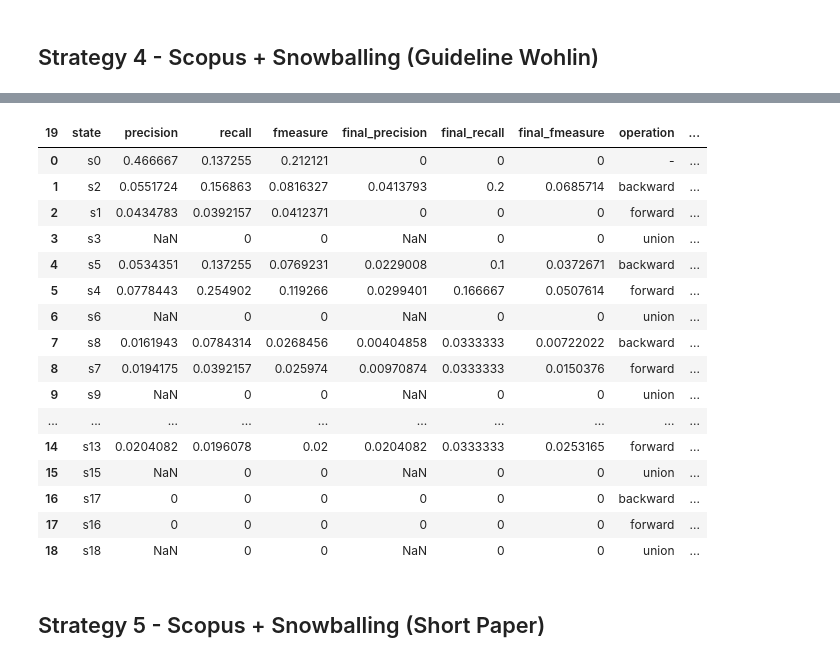
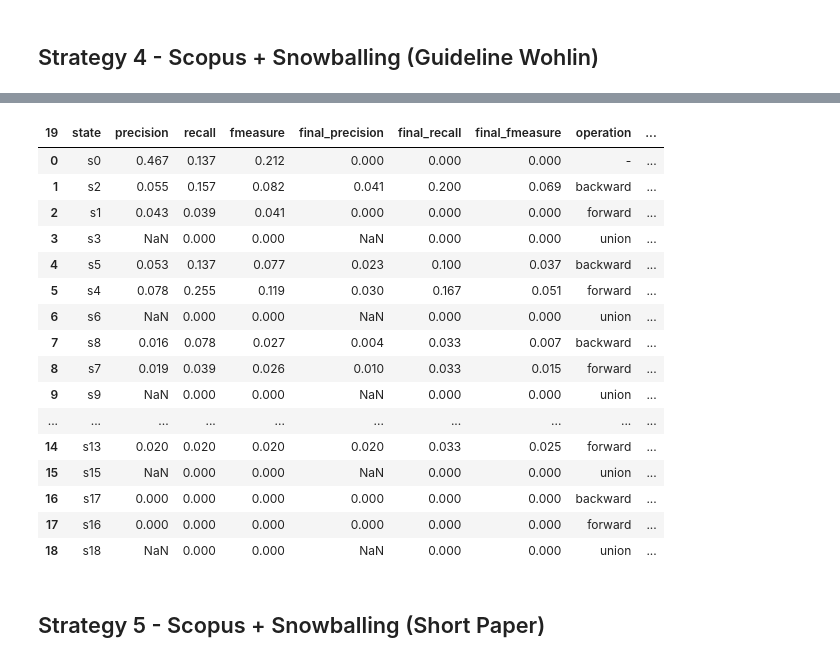
Before and after one commit to gems-uff/hybrid-strategies, a Jupyter notebook: experiment_1/notebooks/EstrategiaGenerica_Resumo21.ipynb, the cells around one changed output, grey strips where cells are left out. Cells and saved outputs as stored; diff of their text form; code cells hidden in the pictures.

```diff
--- a/experiment_1/notebooks/EstrategiaGenerica_Resumo21.ipynb
+++ b/experiment_1/notebooks/EstrategiaGenerica_Resumo21.ipynb
@@ -289,12 +289,9 @@ strategy_row = [name] + last[11:]
 array.append(strategy_row)
 df
 
-
-#df['precision'] = df['precision'].apply(lambda x: round(x,d_decimals))
-
-#d_decimals = 4
-#for coluna in ['precision', 'recall', 'fmeasure', 'final_precision', 'final_recall', 'final_fmeasure','operation', 'delta_related', 'delta_visited', 'delta_selected','related', 'visited', 'final_selected','accumulated_precision', 'accumulated_recall', 'accumulated_fmeasure','final_accumulated_precision', 'final_accumulated_recall', 'final_accumulated_fmeasure']:
-#      df[coluna] = df[coluna].apply(lambda x: round(x,d_decimals))
+d_decimals = 3
+for coluna in ['precision', 'recall', 'fmeasure', 'final_precision', 'final_recall', 'final_fmeasure','delta_related', 'delta_visited', 'delta_selected','related', 'visited', 'final_selected','accumulated_precision', 'accumulated_recall', 'accumulated_fmeasure','final_accumulated_precision', 'final_accumulated_recall', 'final_accumulated_fmeasure']:
+      df[coluna] = df[coluna].apply(lambda x: round(x,d_decimals))
 
 df
 # %% [output]
@@ -346,5 +343,11 @@ last = df.iloc[-1].tolist()
 strategy_row = [name] + last[11:]
 array.append(strategy_row)
 df
+
+d_decimals = 3
+for coluna in ['precision', 'recall', 'fmeasure', 'final_precision', 'final_recall', 'final_fmeasure','delta_related', 'delta_visited', 'delta_selected','related', 'visited', 'final_selected','accumulated_precision', 'accumulated_recall', 'accumulated_fmeasure','final_accumulated_precision', 'final_accumulated_recall', 'final_accumulated_fmeasure']:
+      df[coluna] = df[coluna].apply(lambda x: round(x,d_decimals))
+
+df
 # %% [output]
 | 20 | state | precision | recall | fmeasure | final_precision | final_recall | final_fmeasure | operation | ... |
@@ -450,5 +455,11 @@ last = df.iloc[-1].tolist()
 strategy_row = [name] + last[11:]
 array.append(strategy_row)
 df
+
+d_decimals = 3
+for coluna in ['precision', 'recall', 'fmeasure', 'final_precision', 'final_recall', 'final_fmeasure','delta_related', 'delta_visited', 'delta_selected','related', 'visited', 'final_selected','accumulated_precision', 'accumulated_recall', 'accumulated_fmeasure','final_accumulated_precision', 'final_accumulated_recall', 'final_accumulated_fmeasure']:
+      df[coluna] = df[coluna].apply(lambda x: round(x,d_decimals))
+
+df
 # %% [output]
 | 16 | state | precision | recall | fmeasure | final_precision | final_recall | final_fmeasure | operation | ... |
@@ -484,30 +495,36 @@ FinalSelection(state)
 # %%
 name = "E4"
 df = pd.DataFrame(list(reversed(precision_recall(state, TOTAL, FINAL))))
 df.columns = df.iloc[-1]
 df = df.drop(df.index[-1])
 last = df.iloc[-1].tolist()
 strategy_row = [name] + last[11:]
 array.append(strategy_row)
 df
+
+d_decimals = 3
+for coluna in ['precision', 'recall', 'fmeasure', 'final_precision', 'final_recall', 'final_fmeasure','delta_related', 'delta_visited', 'delta_selected','related', 'visited', 'final_selected','accumulated_precision', 'accumulated_recall', 'accumulated_fmeasure','final_accumulated_precision', 'final_accumulated_recall', 'final_accumulated_fmeasure']:
+      df[coluna] = df[coluna].apply(lambda x: round(x,d_decimals))
+
+df
 # %% [output]
 | 19 | state | precision | recall | fmeasure | final_precision | final_recall | final_fmeasure | operation | ... |
-| 0 | s0 | 0.466667 | 0.137255 | 0.212121 | 0 | 0 | 0 | - | ... |
-| 1 | s2 | 0.0551724 | 0.156863 | 0.0816327 | 0.0413793 | 0.2 | 0.0685714 | backward | ... |
-| 2 | s1 | 0.0434783 | 0.0392157 | 0.0412371 | 0 | 0 | 0 | forward | ... |
-| 3 | s3 | NaN | 0 | 0 | NaN | 0 | 0 | union | ... |
-| 4 | s5 | 0.0534351 | 0.137255 | 0.0769231 | 0.0229008 | 0.1 | 0.0372671 | backward | ... |
-| 5 | s4 | 0.0778443 | 0.254902 | 0.119266 | 0.0299401 | 0.166667 | 0.0507614 | forward | ... |
-| 6 | s6 | NaN | 0 | 0 | NaN | 0 | 0 | union | ... |
-| 7 | s8 | 0.0161943 | 0.0784314 | 0.0268456 | 0.00404858 | 0.0333333 | 0.00722022 | backward | ... |
-| 8 | s7 | 0.0194175 | 0.0392157 | 0.025974 | 0.00970874 | 0.0333333 | 0.0150376 | forward | ... |
-| 9 | s9 | NaN | 0 | 0 | NaN | 0 | 0 | union | ... |
+| 0 | s0 | 0.467 | 0.137 | 0.212 | 0.000 | 0.000 | 0.000 | - | ... |
+| 1 | s2 | 0.055 | 0.157 | 0.082 | 0.041 | 0.200 | 0.069 | backward | ... |
+| 2 | s1 | 0.043 | 0.039 | 0.041 | 0.000 | 0.000 | 0.000 | forward | ... |
+| 3 | s3 | NaN | 0.000 | 0.000 | NaN | 0.000 | 0.000 | union | ... |
+| 4 | s5 | 0.053 | 0.137 | 0.077 | 0.023 | 0.100 | 0.037 | backward | ... |
+| 5 | s4 | 0.078 | 0.255 | 0.119 | 0.030 | 0.167 | 0.051 | forward | ... |
+| 6 | s6 | NaN | 0.000 | 0.000 | NaN | 0.000 | 0.000 | union | ... |
+| 7 | s8 | 0.016 | 0.078 | 0.027 | 0.004 | 0.033 | 0.007 | backward | ... |
+| 8 | s7 | 0.019 | 0.039 | 0.026 | 0.010 | 0.033 | 0.015 | forward | ... |
+| 9 | s9 | NaN | 0.000 | 0.000 | NaN | 0.000 | 0.000 | union | ... |
 | ... | ... | ... | ... | ... | ... | ... | ... | ... | ... |
-| 14 | s13 | 0.0204082 | 0.0196078 | 0.02 | 0.0204082 | 0.0333333 | 0.0253165 | forward | ... |
-| 15 | s15 | NaN | 0 | 0 | NaN | 0 | 0 | union | ... |
-| 16 | s17 | 0 | 0 | 0 | 0 | 0 | 0 | backward | ... |
-| 17 | s16 | 0 | 0 | 0 | 0 | 0 | 0 | forward | ... |
-| 18 | s18 | NaN | 0 | 0 | NaN | 0 | 0 | union | ... |
+| 14 | s13 | 0.020 | 0.020 | 0.020 | 0.020 | 0.033 | 0.025 | forward | ... |
+| 15 | s15 | NaN | 0.000 | 0.000 | NaN | 0.000 | 0.000 | union | ... |
+| 16 | s17 | 0.000 | 0.000 | 0.000 | 0.000 | 0.000 | 0.000 | backward | ... |
+| 17 | s16 | 0.000 | 0.000 | 0.000 | 0.000 | 0.000 | 0.000 | forward | ... |
+| 18 | s18 | NaN | 0.000 | 0.000 | NaN | 0.000 | 0.000 | union | ... |
 # %% [markdown]
 ## Strategy 5 - Scopus + Snowballing (Short Paper)
 # %%
```
Also changed, not shown: parts of 14 cells of this notebook, 6 other files.
